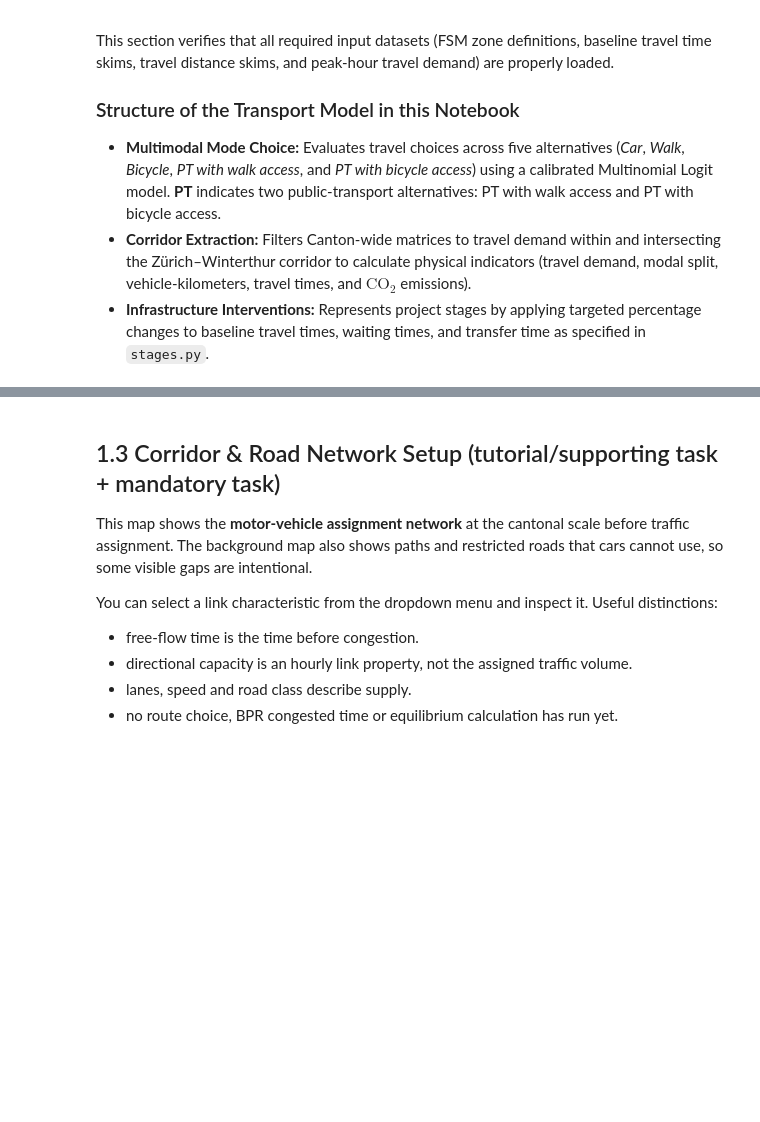
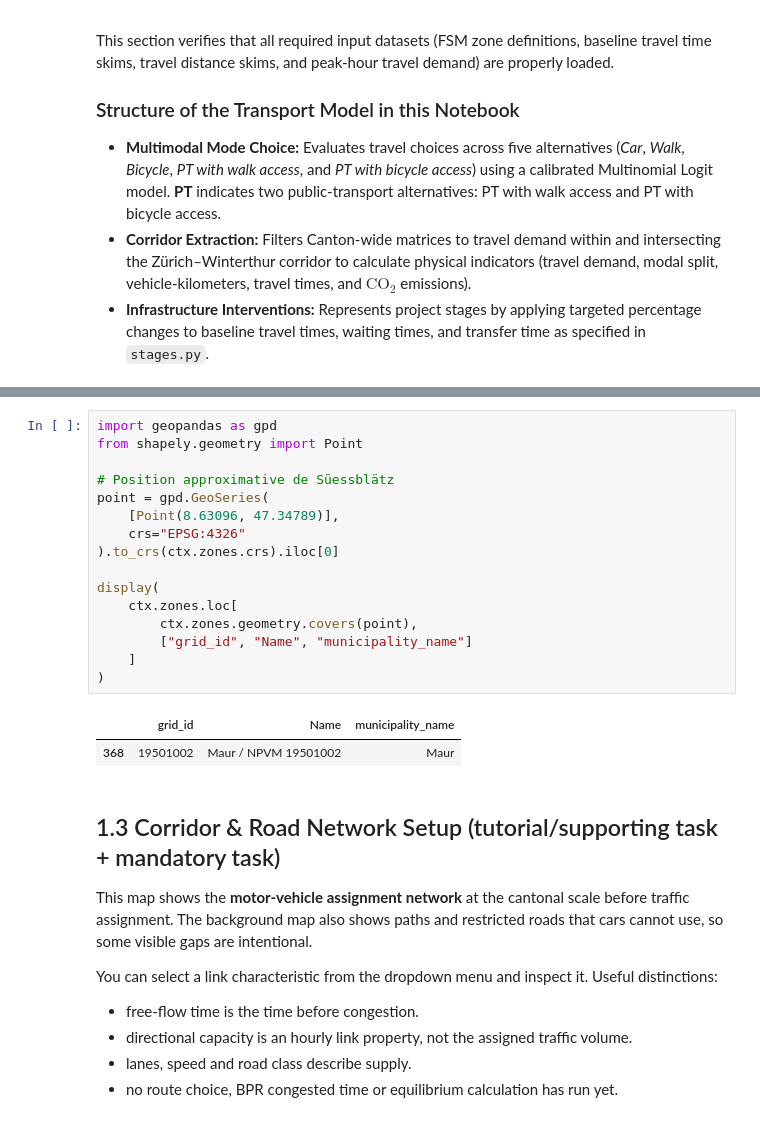
Before and after one commit to InfrastructurePlanningREISETHZ/IP-HS26-MehrSpur-CaseStudy, a Jupyter notebook: notebooks/02_system_modeling.ipynb, the cells around one changed output, grey strips where cells are left out. Saved outputs shown, nothing was run; the diff lists cells and outputs as text; blank space fills up the shorter version.

```diff
--- a/notebooks/02_system_modeling.ipynb
+++ b/notebooks/02_system_modeling.ipynb
@@ -203,3 +256,22 @@ Transport model ready. 1,223 Canton Zürich zones and skims loaded.
+# %%
+import geopandas as gpd
+from shapely.geometry import Point
+
+# Position approximative de Süessblätz
+point = gpd.GeoSeries(
+    [Point(8.63096, 47.34789)],
+    crs="EPSG:4326"
+).to_crs(ctx.zones.crs).iloc[0]
+
+display(
+    ctx.zones.loc[
+        ctx.zones.geometry.covers(point),
+        ["grid_id", "Name", "municipality_name"]
+    ]
+)
+# %% [output]
+|  | grid_id | Name | municipality_name |
+| 368 | 19501002 | Maur / NPVM 19501002 | Maur |
 # %% [markdown]
 ## 1.3 Corridor & Road Network Setup (tutorial/supporting task + mandatory task)
 
```
Also changed, not shown: parts of 4 cells of this notebook, 1 other file.
